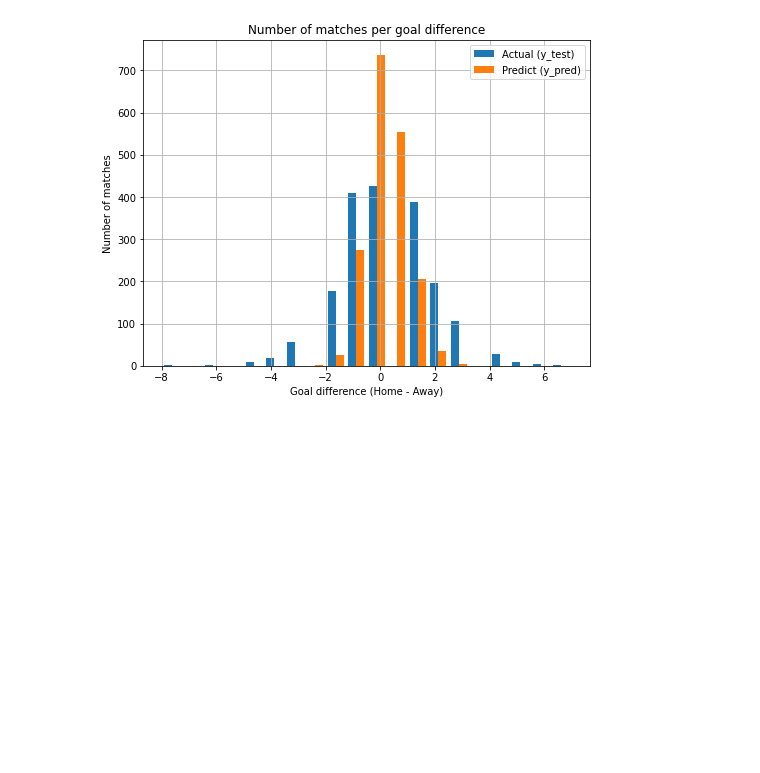
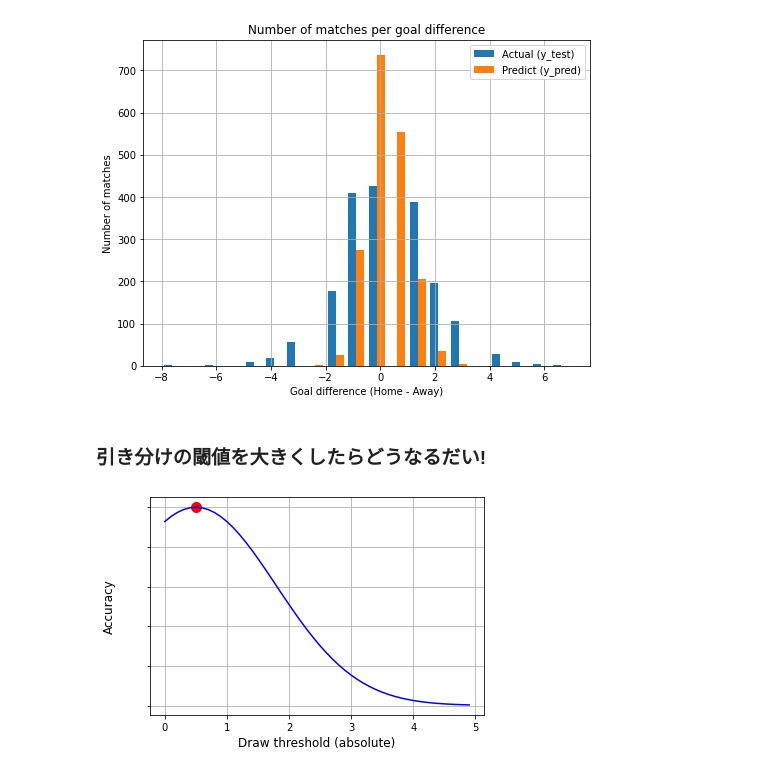
Before and after one commit to dovicie/jleague-result-prediction, a Jupyter notebook: prediction_with_regression2.ipynb, the cells around one changed output. Cells and saved outputs as stored; diff of their text form; code cells hidden in the pictures; blank space fills up the shorter version.

```diff
--- a/prediction_with_regression2.ipynb
+++ b/prediction_with_regression2.ipynb
@@ -570,3 +589,22 @@ plt.legend()
 # %% [output]
 <matplotlib.legend.Legend at 0x...>
 [figure]
+# %% [markdown]
+### 引き分けの閾値を大きくしたらどうなるだい!
+# %%
+### PR用 手法3の+αの例
+import numpy as np
+import matplotlib.pyplot as plt
+
+x = np.arange(0,5,0.1)
+y = np.exp(-0.3*(x-0.5)**2)+50
+
+plt.figure(figsize=(6,4))
+plt.plot(x,y, color="blue")
+plt.scatter(0.5,51,marker="o",color="red",s=100)
+plt.xlabel("Draw threshold (absolute)",fontsize=12)
+plt.ylabel("Accuracy",fontsize=12)
+plt.yticks(color="None")
+plt.grid(True)
+# %% [output]
+[figure, added]
```
Also changed, not shown: parts of 6 cells of this notebook, 2 other files.
